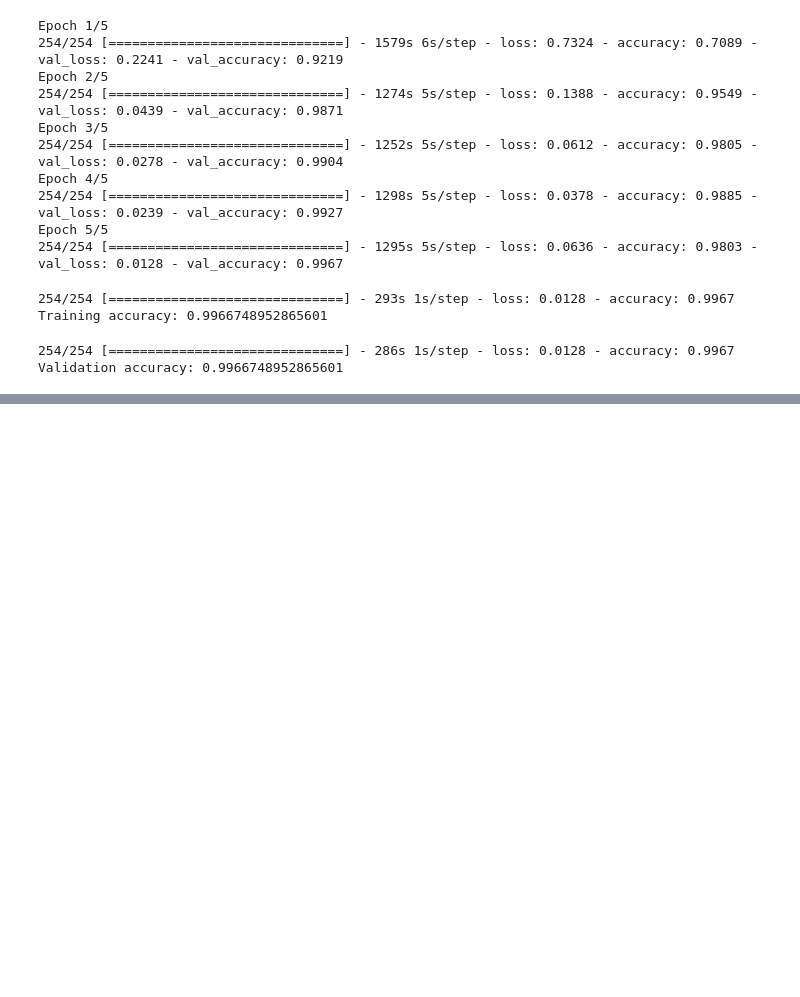
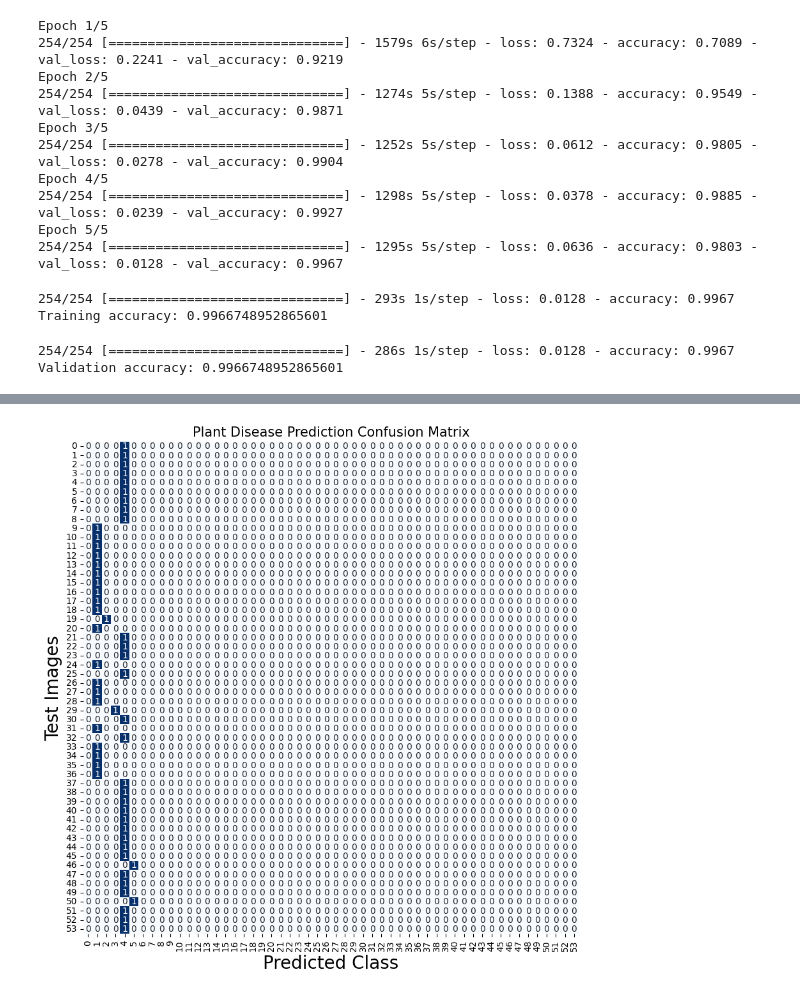
Before and after one commit to hackerpranavpandey/AI-Course-Semester-Project, a Jupyter notebook: Train_Plant_Categories.ipynb, the cells around one changed output, grey strips where cells are left out. Saved outputs shown, nothing was run; the diff lists cells and outputs as text; code cells hidden in the pictures; blank space fills up the shorter version.

```diff
--- a/Train_Plant_Categories.ipynb
+++ b/Train_Plant_Categories.ipynb
@@ -275,0 +228,68 @@ plt.show()
+# %%
+import os
+import numpy as np
+import cv2
+import tensorflow as tf
+from sklearn.preprocessing import LabelEncoder
+from sklearn.metrics import confusion_matrix, classification_report
+import seaborn as sns
+import matplotlib.pyplot as plt
+
+# Load the trained model
+# Replace 'model_path' with the path to your trained model
+model = tf.keras.models.load_model('/content/drive/MyDrive/AI_project/AIproject/trained_plant_model.keras')
+
+# Define the path to your test folder
+test_folder = '/content/drive/MyDrive/AI_project/AIproject/Test'
+
+# Get the list of image files in the folder
+image_files = [os.path.join(test_folder, f) for f in os.listdir(test_folder) if f.endswith(('.jpeg', '.jpg'))]
+
+# Initialize lists to store images and labels
+images = []
+labels = []
+
+# Load images and assign labels
+for image_file in image_files:
+    # Load image
+    image = cv2.imread(image_file)
+    # Preprocess image if needed
+    # Add image to list
+    images.append(image)
+    # Assign label (you may need to adapt this based on your filename convention)
+    label = os.path.basename(image_file).split('_')[0]  # Extract label from filename
+    labels.append(label)
+
+# Convert lists to numpy arrays
+images = np.array(images)
+labels = np.array(labels)
+
+# Create a TensorFlow Dataset from loaded images and labels
+test_set = tf.data.Dataset.from_tensor_slices((images, labels))
+
+# Optionally, you can apply transformations to the dataset, such as batching and resizing
+# Here's an example:
+test_set = test_set.batch(1)  # Batch size 1
+test_set = test_set.map(lambda x, y: (tf.image.resize(x, (128, 128)), y))  # Resize images to (128, 128)
+
+# Perform predictions on the test set
+predicted_categories = model.predict(test_set)
+
+# Convert predicted probabilities to class labels
+predicted_labels = np.argmax(predicted_categories, axis=1)
+
+# Encode true labels using label encoder
+label_encoder = LabelEncoder()
+true_labels_encoded = label_encoder.fit_transform(labels)
+
+# Compute confusion matrix
+cm = confusion_matrix(true_labels_encoded, predicted_labels)
+
+# Plot confusion matrix as heatmap
+plt.figure(figsize=(10, 10))
+sns.heatmap(cm, annot=True, annot_kws={"size": 10}, fmt='g', cmap='Blues', cbar=False)
+plt.xlabel('Predicted Class', fontsize=20)
+plt.ylabel('Test Images', fontsize=20)
+plt.title('Plant Disease Prediction Confusion Matrix', fontsize=15)
+plt.show()
+# %% [output]
@@ -275,0 +297 @@ plt.show()
+[figure, added]
```
Also changed, not shown: parts of 20 cells of this notebook.
